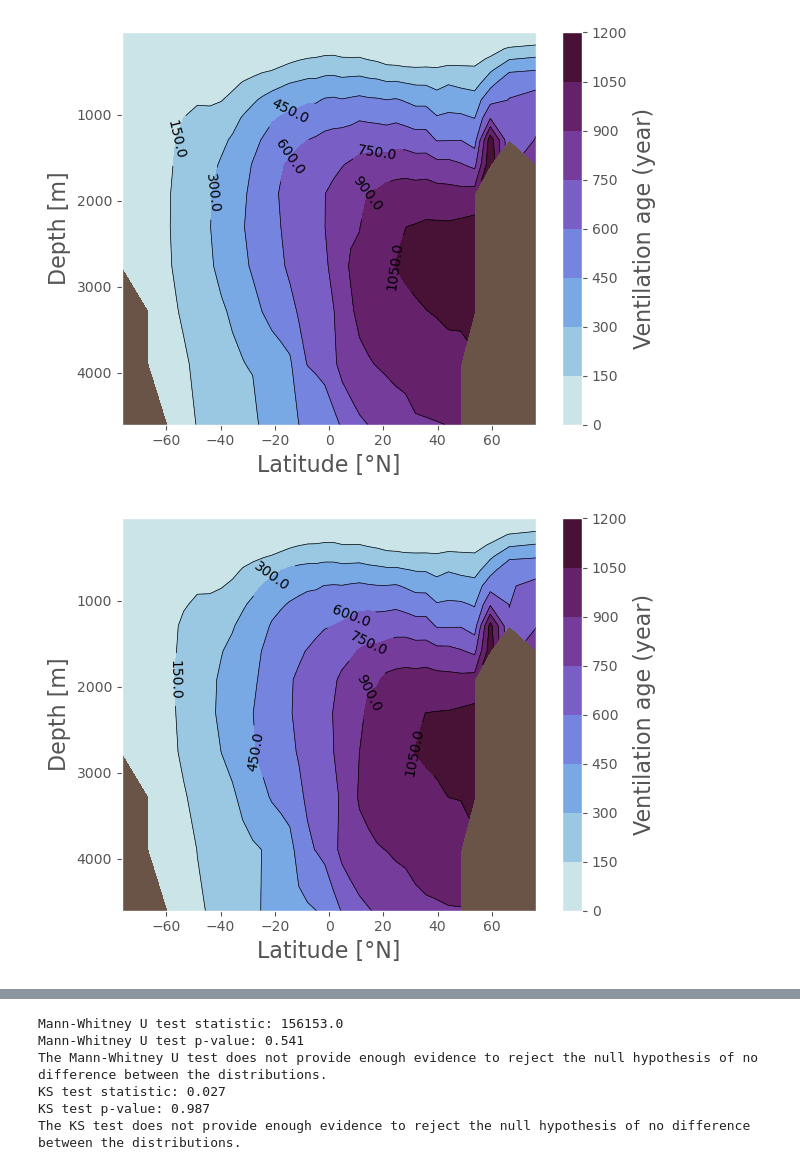
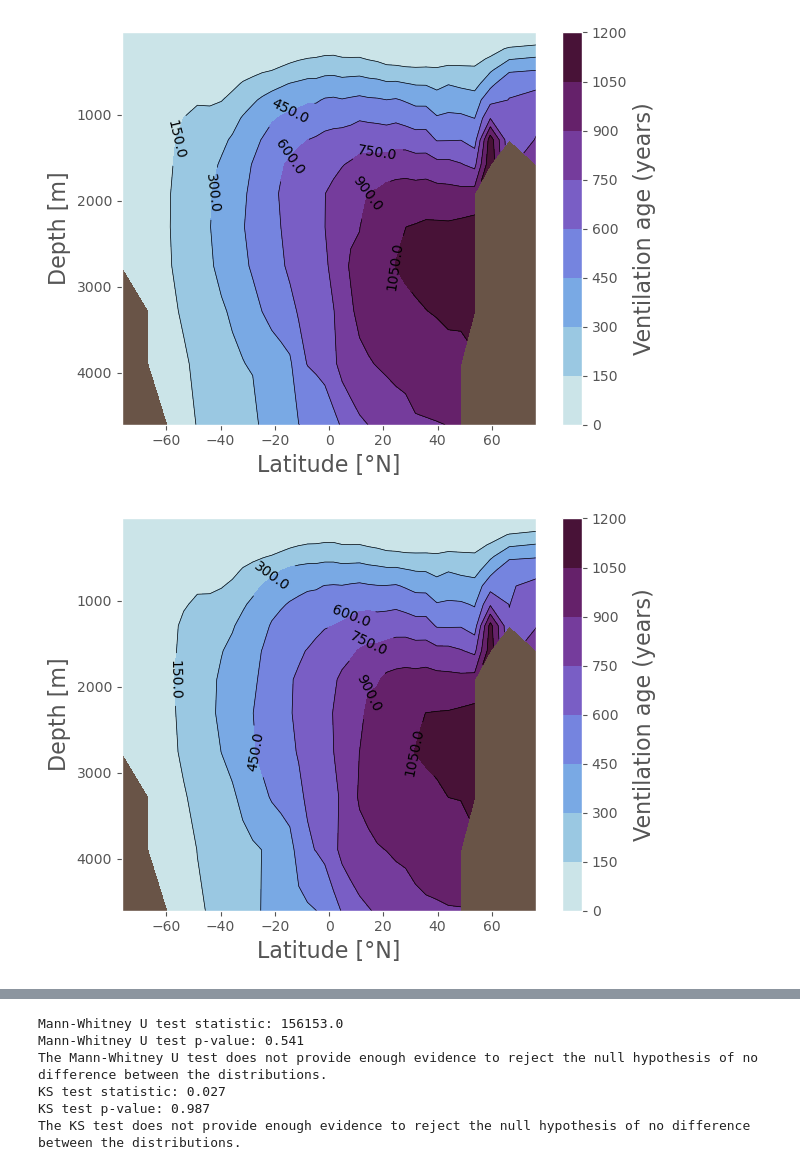
Before and after one commit to sandyherho/globITFPhysGENIE, a Jupyter notebook: analysis/ventil.ipynb, the cells around one changed output, grey strips where cells are left out. Cells and saved outputs as stored; diff of their text form; code cells hidden in the pictures.

```diff
--- a/analysis/ventil.ipynb
+++ b/analysis/ventil.ipynb
@@ -17,22 +17,22 @@ dage_open = ds_open["misc_col_Dage"].isel(time=0).mean(dim="lon").to_numpy()
 # %%
 plt.fill_between(lat_open, zt_open.min(), zt_open.max(), color='#695447')
 contour_filled = plt.contourf(lat_open, zt_open, dage_open,
                               #levels=colorbar_levels,
                               cmap=cm.dense)
 contour_lines = plt.contour(lat_open, zt_open, dage_open,
                             #levels=colorbar_levels,
                             colors='k', linewidths=0.5)
 
 plt.xlabel("Latitude [°N]", fontsize=16)
 plt.ylabel("Depth [m]", fontsize=16)
 cbar = plt.colorbar(contour_filled)
-cbar.set_label(r"Ventilation age (year)", fontsize=16)
+cbar.set_label(r"Ventilation age (years)", fontsize=16)
 plt.clabel(contour_lines, inline=True, fontsize=10, fmt='%1.1f')
 plt.gca().invert_yaxis()
 plt.tight_layout()
-plt.savefig("../figs/fig4a.png", dpi=500)
+plt.savefig("../figs/fig4a.png", dpi=600)
 # %% [output]
-[figure, old version]
+[figure, new version]
 # %%
 zt_close = ds_close["zt"].to_numpy()
 lat_close = ds_close["lat"].to_numpy()
@@ -49,13 +49,13 @@ contour_lines = plt.contour(lat_close, zt_close, dage_close,
 plt.xlabel("Latitude [°N]", fontsize=16)
 plt.ylabel("Depth [m]", fontsize=16)
 cbar = plt.colorbar(contour_filled)
-cbar.set_label(r"Ventilation age (year)", fontsize=16)
+cbar.set_label(r"Ventilation age (years)", fontsize=16)
 plt.clabel(contour_lines, inline=True, fontsize=10, fmt='%1.1f')
 plt.gca().invert_yaxis()
 plt.tight_layout()
-plt.savefig("../figs/fig4b.png", dpi=500)
+plt.savefig("../figs/fig4b.png", dpi=600)
 # %% [output]
-[figure, old version]
+[figure, new version]
 # %%
 open_dage = dage_open.flatten()
 close_dage = dage_close.flatten()
```
Also changed, not shown: parts of 3 cells of this notebook, 38 other files.
